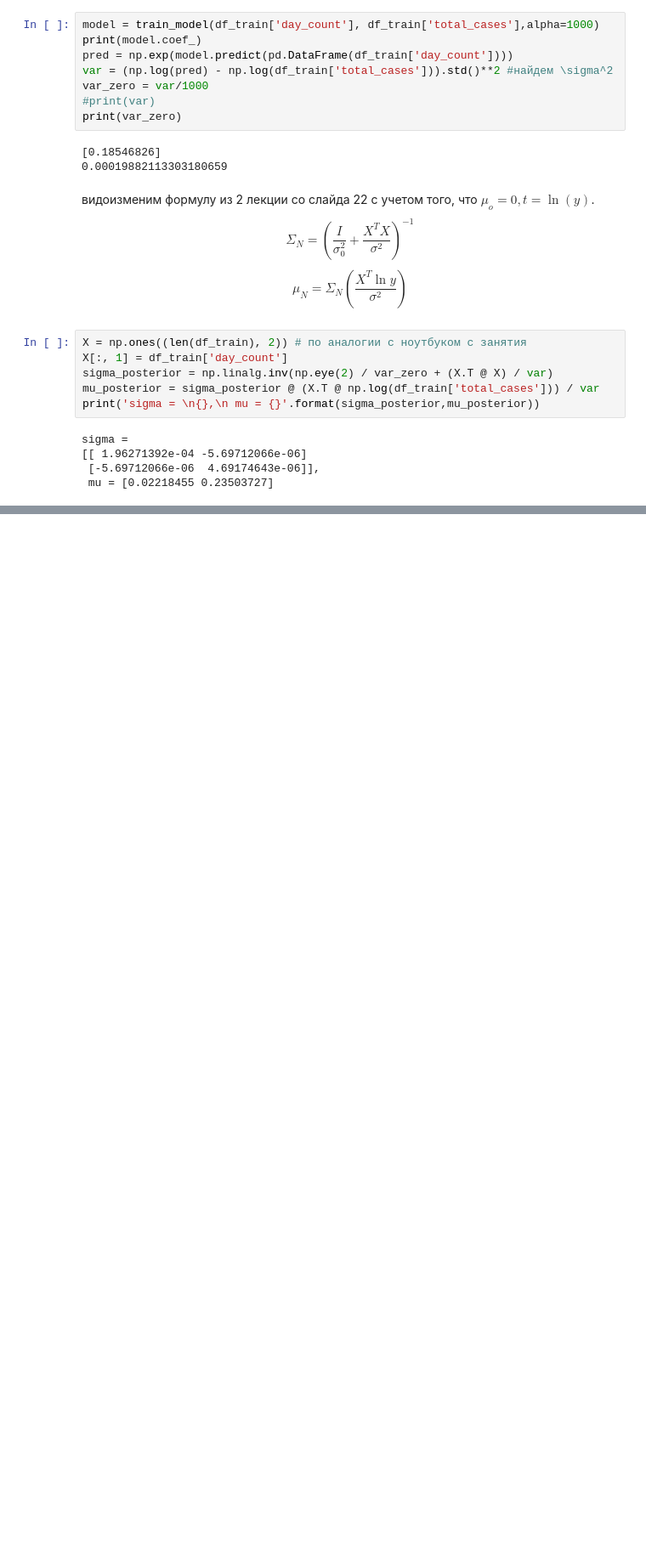
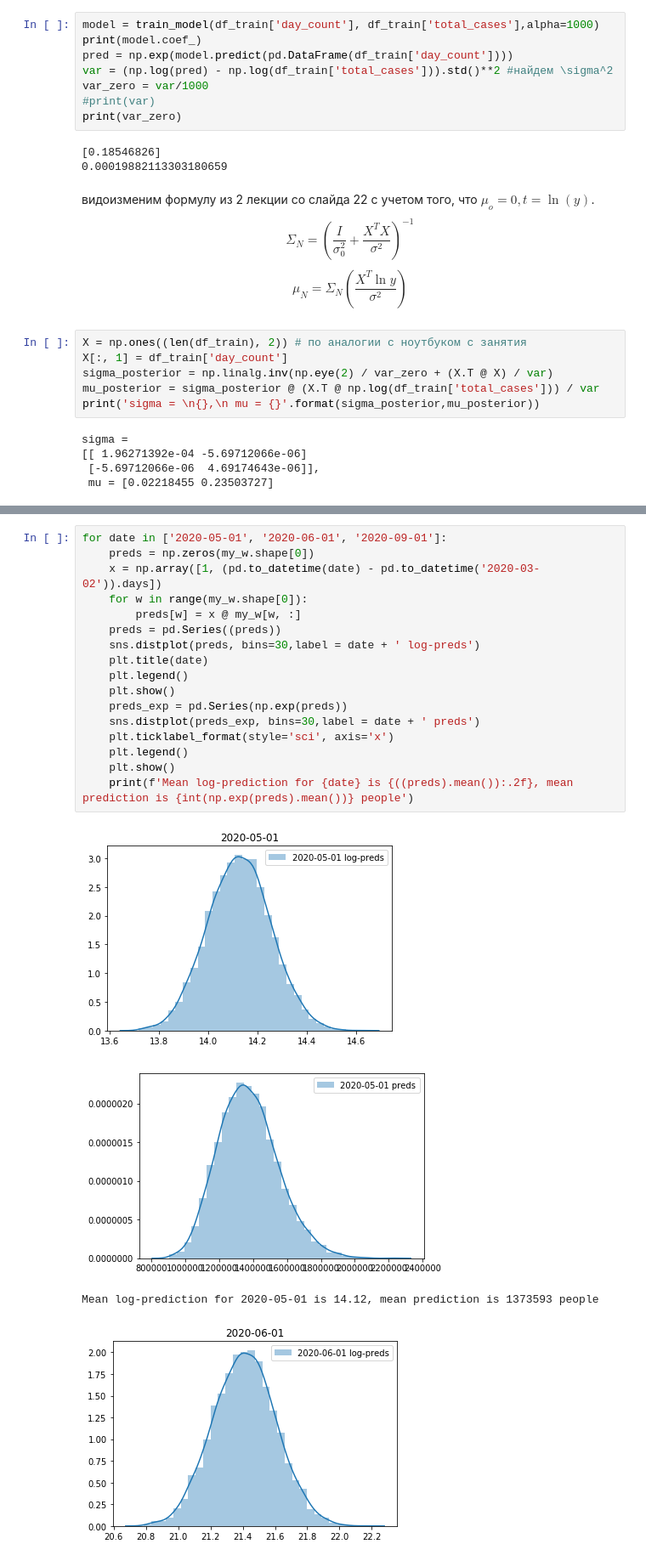
Before and after one commit to rogachevai/MADESPRING2020_ML, a Jupyter notebook: HW2/MADE_AML_HW2.ipynb, the cells around one changed output, grey strips where cells are left out. Shown: that part at 85% size. Cells and saved outputs as stored; diff of their text form; blank space fills up the shorter version.

```diff
--- a/HW2/MADE_AML_HW2.ipynb
+++ b/HW2/MADE_AML_HW2.ipynb
@@ -146,0 +174,22 @@ sigma =
+# %%
+for date in ['2020-05-01', '2020-06-01', '2020-09-01']:
+    preds = np.zeros(my_w.shape[0])
+    x = np.array([1, (pd.to_datetime(date) - pd.to_datetime('2020-03-02')).days])
+    for w in range(my_w.shape[0]):
+        preds[w] = x @ my_w[w, :]
+    preds = pd.Series((preds))
+    sns.distplot(preds, bins=30,label = date + ' log-preds')
+    plt.title(date)
+    plt.legend()
+    plt.show()
+    preds_exp = pd.Series(np.exp(preds))
+    sns.distplot(preds_exp, bins=30,label = date + ' preds')
+    plt.ticklabel_format(style='sci', axis='x')
+    plt.legend()
+    plt.show()
+    print(f'Mean log-prediction for {date} is {((preds).mean()):.2f}, mean prediction is {int(np.exp(preds).mean())} people')
+# %% [output]
+[figure, added]
+[figure, added]
+Mean log-prediction for 2020-05-01 is 14.12, mean prediction is 1373593 people
+[figure, added]
```
Also changed, not shown: parts of 7 cells of this notebook.
